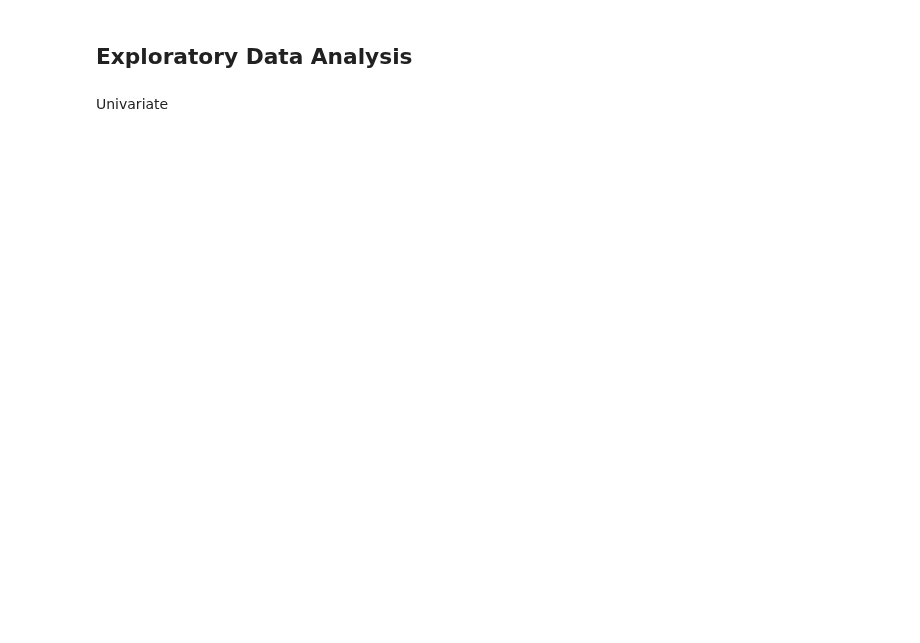
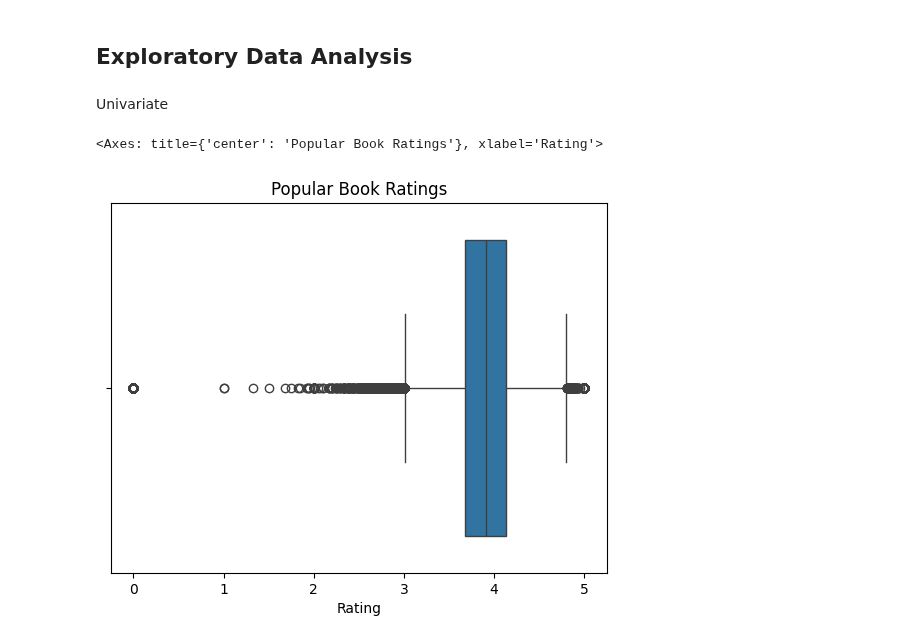
Before and after one commit to klittle0/Goodreads-book-analysis, a Jupyter notebook: dataanalysis.ipynb, the cells around one changed output. Cells and saved outputs as stored; diff of their text form; code cells hidden in the pictures; blank space fills up the shorter version.

```diff
--- a/dataanalysis.ipynb
+++ b/dataanalysis.ipynb
@@ -65,4 +65,4 @@ Name: count, Length: 72129, dtype: int64
 df = df.drop_duplicates(["title"], keep = "first").reset_index(drop = True)
 # %%
 # Drops unneccessary columns
-df = df.drop(['desc', 'isbn', 'link', 'isbn13', 'img', 'totalratings'], axis=1)
+df = df.drop(['desc', 'isbn', 'link', 'isbn13', 'img', 'totalratings', 'bookformat'], axis=1)
@@ -71,8 +69,8 @@ KeyError: "['desc', 'isbn', 'link', 'isbn13', 'img', 'totalratings'] not found i
 # %%
-# Renaming columns
+# Renames columns
 df = df.rename(columns={'author':'Author',
-                   'bookformat':'Book_Format',
                    'pages':'Pages',
+                   'genre':'Genre',
                    'rating':'Rating',
                    'reviews':'Reviews',
                    'title':'Title'})
@@ -89,15 +86,21 @@ Title              1
 dtype: int64
+# %%
+# drops null values for genre
+# because 10% of values are null and imputing the values will alter my analysis
+# I am keeping the non-null values because, based on my research, they
+df = df[df['Genre'].notna()]
 # %%
-# drop/impute null values
-
 # Format strings
 # Essentially groups a lot of subgenres together because a lot of them are too specific
 # and very similar to each other
+# I took the most common umbrella genres
 possible_genres = ['Mystery', 'Fantasy', 'History', 'Non Fiction', 'Religion', "Romance",
-                   "Science Fiction", "Biography", "Cultural", "Poetry"]
+                   "Science Fiction", "Biography", "Cultural", "Poetry", "Science"]
 
-# do I need an "other" genre?
-genres = {'Mystery': ['FILL IN'], 'Fantasy': ['FILL IN'], 'History': ['FILL IN'],
-          'Non Fiction': ['FILL IN'], 'Religion': ['FILL IN'], 'Romance': ['FILL IN'],
-          'Science Fiction': ['FILL IN'], 'Biography': ['FILL IN'],'Cultural': ['FILL IN'],
-          'Poetry': ['FILL IN'], 'Other': ['FILL IN'],}
+def organize_genre(current_genre):
+    for genre in possible_genres:
+        if genre in current_genre:
+            return genre
+    return "Other"
+
+df["Genre"] = df["Genre"].map(organize_genre)
@@ -109,0 +129,7 @@ Univariate
+# %%
+# average book rating
+plt.title("Popular Book Ratings")
+sns.boxplot(data=df, x="Rating")
+# %% [output]
+<Axes: title={'center': 'Popular Book Ratings'}, xlabel='Rating'>
+[figure, added]
```
Also changed, not shown: parts of 13 cells of this notebook.
